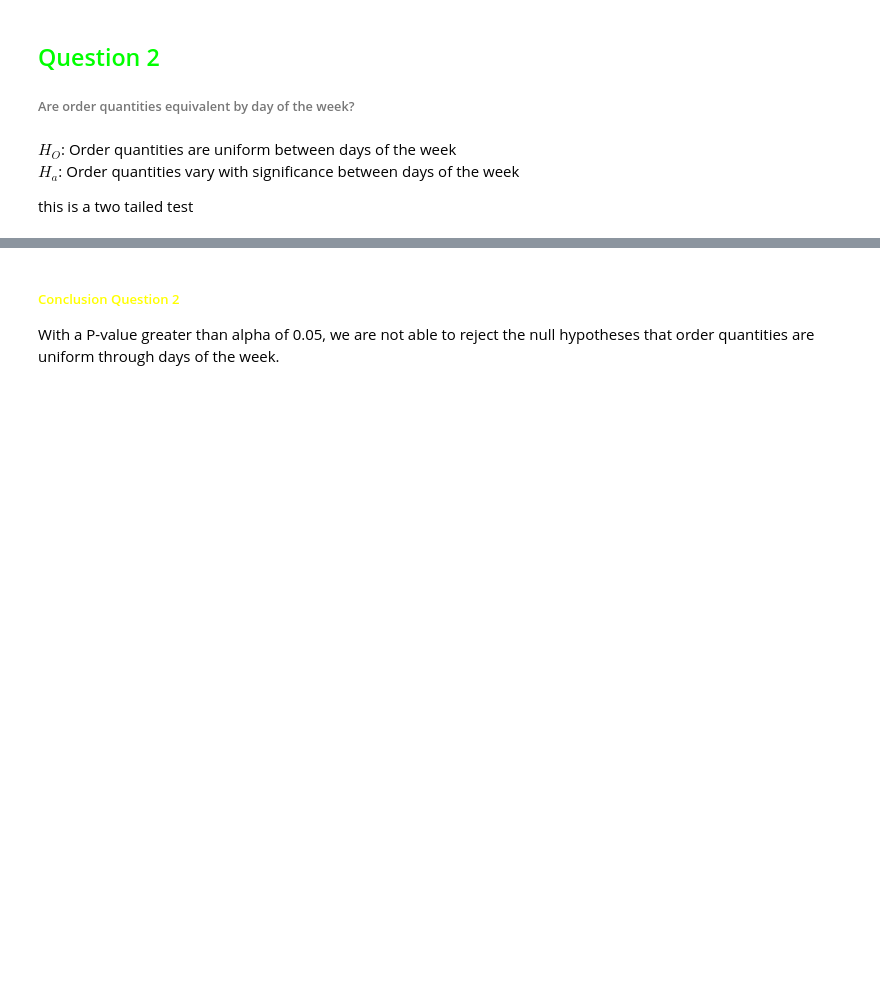
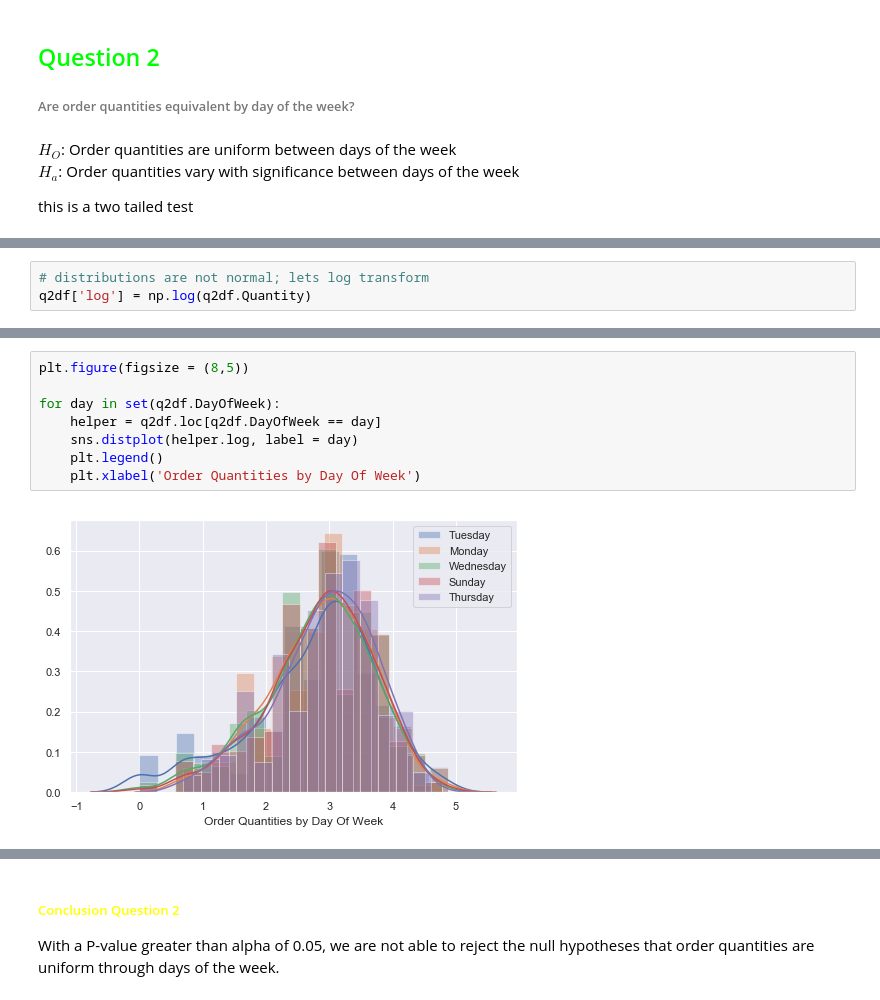
Before and after one commit to mgavish/Hypothesis-Testing, a Jupyter notebook: Mod 2 Final Project Work V11.ipynb, the cells around one changed output, grey strips where cells are left out. Cells and saved outputs as stored; diff of their text form; blank space fills up the shorter version.

Commit message:
fixed log transformations in questiosn 2 and 4.

```diff
--- a/Mod 2 Final Project Work V11.ipynb
+++ b/Mod 2 Final Project Work V11.ipynb
@@ -640,0 +675,3 @@ will need to resample, but first, split data by features
+# %%
+# distributions are not normal; lets log transform
+q2df['log'] = np.log(q2df.Quantity)
@@ -640,0 +690,10 @@ will need to resample, but first, split data by features
+# %%
+plt.figure(figsize = (8,5))
+
+for day in set(q2df.DayOfWeek):
+    helper = q2df.loc[q2df.DayOfWeek == day]
+    sns.distplot(helper.log, label = day)
+    plt.legend()
+    plt.xlabel('Order Quantities by Day Of Week')
+# %% [output]
+[figure, added]
```
Also changed, not shown: parts of 88 cells of this notebook.
